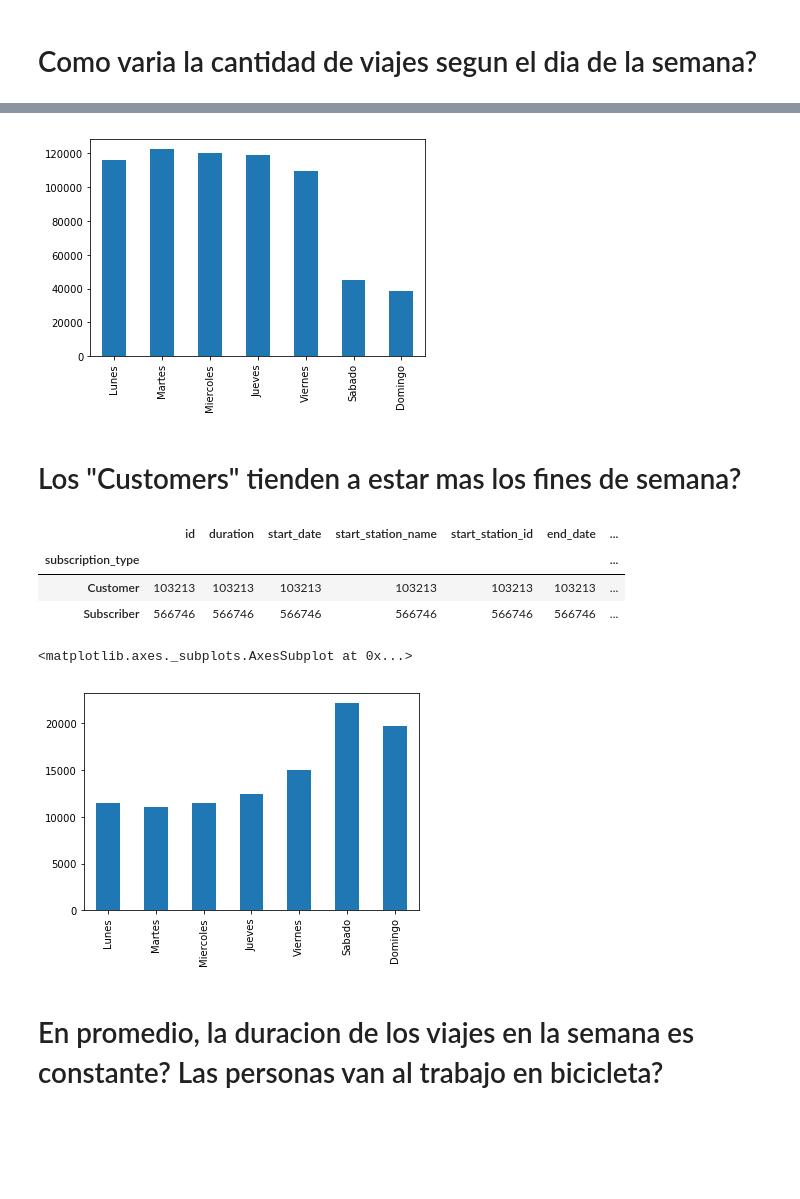
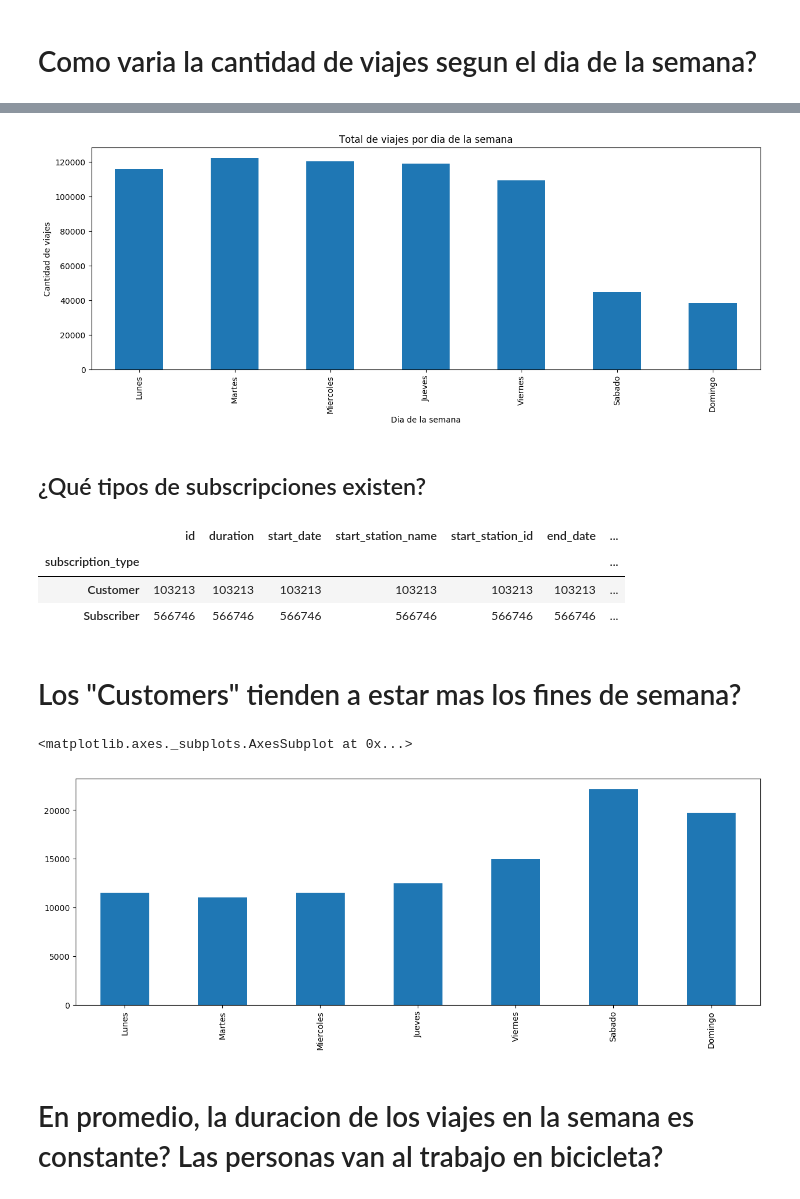
Before and after one commit to Azowyl/TP-Datos, a Jupyter notebook: TP.ipynb, the cells around one changed output, grey strips where cells are left out. Drawn from its saved outputs; the diff is of its cells as text; code cells hidden in the pictures; blank space fills up the shorter version.

```diff
--- a/TP.ipynb
+++ b/TP.ipynb
@@ -6,8 +12,12 @@
 # %%
 import pandas as pd
 import numpy as np
+import matplotlib as mpl
 import matplotlib.pyplot as plt
 %matplotlib inline
+
+plt.style.use('default') # Make the graphs a bit prettier
+plt.rcParams['figure.figsize'] = (15, 5)
 # %% [markdown]
 # ¿Tenemos datos no válidos?
 # %%
@@ -89,7 +99,7 @@ Name: start_station_name, dtype: int64
 # %% [markdown]
 # Como varia la cantidad de viajes segun el dia de la semana?
 # %%
-trips['day'] = trips['start_date'].dt.dayofweek
+trips['day_of_week'] = trips['start_date'].dt.dayofweek
 # %%
 trips.dtypes
 # %% [output]
@@ -114,28 +124,34 @@ trips.sample()
 # %%
 plt.figure()
 
-trips_by_day_count = trips['day'].value_counts().sort_index()
+trips_by_day_count = trips['day_of_week'].value_counts().sort_index()
 trips_by_day_count.index = ['Lunes','Martes','Miercoles','Jueves','Viernes','Sabado','Domingo']
+plt.title('Total de viajes por dia de la semana')
+plt.xlabel('Dia de la semana')
+plt.ylabel('Cantidad de viajes')
+
 trips_by_day_count.plot('bar');
 # %% [output]
-[figure, old version]
+[figure, new version]
+# %% [markdown]
+## ¿Qué tipos de subscripciones existen?
+# %%
+suscriptors = trips.groupby('subscription_type').agg('count')
+suscriptors
+# %% [output]
+|  | id | duration | start_date | start_station_name | start_station_id | end_date | ... |
+| subscription_type |  |  |  |  |  |  | ... |
+| Customer | 103213 | 103213 | 103213 | 103213 | 103213 | 103213 | ... |
+| Subscriber | 566746 | 566746 | 566746 | 566746 | 566746 | 566746 | ... |
 # %% [markdown]
 # Los "Customers" tienden a estar mas los fines de semana?
-# %%
-suscriptors = trips.groupby('subscription_type').agg('count')
-suscriptors
-# %% [output]
-|  | id | duration | start_date | start_station_name | start_station_id | end_date | ... |
-| subscription_type |  |  |  |  |  |  | ... |
-| Customer | 103213 | 103213 | 103213 | 103213 | 103213 | 103213 | ... |
-| Subscriber | 566746 | 566746 | 566746 | 566746 | 566746 | 566746 | ... |
 # %%
-customers_trips_by_day = trips.loc[trips['subscription_type'] == 'Customer',['day']]['day'].value_counts().sort_index()
+customers_trips_by_day = trips.loc[trips['subscription_type'] == 'Customer',['day_of_week']]['day_of_week'].value_counts().sort_index()
 customers_trips_by_day.index = ['Lunes','Martes','Miercoles','Jueves','Viernes','Sabado','Domingo']
 customers_trips_by_day.plot('bar')
 # %% [output]
 <matplotlib.axes._subplots.AxesSubplot at 0x...>
-[figure, old version]
+[figure, new version]
 # %% [markdown]
 # En promedio, la duracion de los viajes en la semana es constante? Las personas van al trabajo en bicicleta?
 # %%
```
Also changed, not shown: parts of 8 cells of this notebook.
